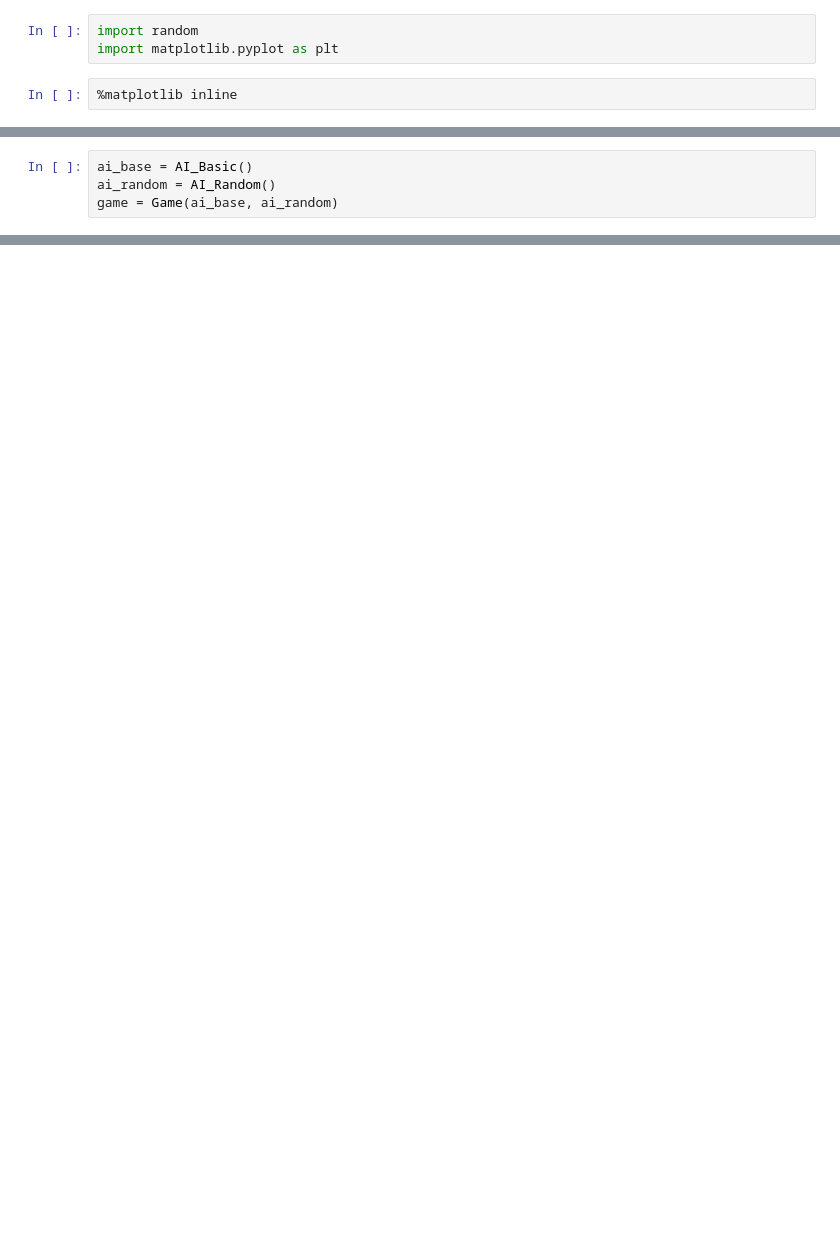
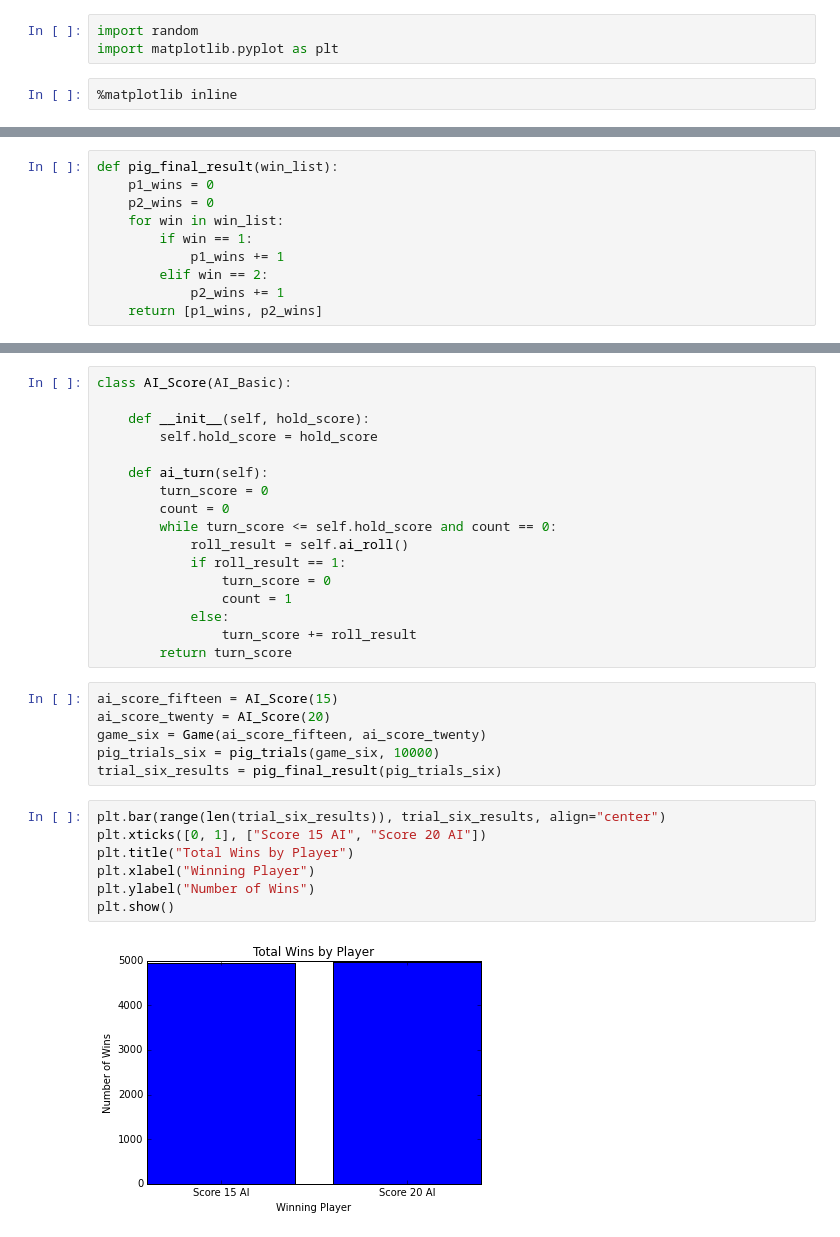
Before and after one commit to tiy-gvl-python-2015-09/ultimate-pig, a Jupyter notebook: Homework W3 D3 Ultimate Pig.ipynb, the cells around one changed output, grey strips where cells are left out. Saved outputs shown, nothing was run; the diff lists cells and outputs as text; blank space fills up the shorter version.

```diff
--- a/Homework W3 D3 Ultimate Pig.ipynb
+++ b/Homework W3 D3 Ultimate Pig.ipynb
@@ -103,4 +5,0 @@ def pig_trials(trials=10):
-# %%
-ai_base = AI_Basic()
-ai_random = AI_Random()
-game = Game(ai_base, ai_random)
@@ -148,0 +104,10 @@ Similar results to above. Random strategy for rolling or holding wins far more o
+# %%
+def pig_final_result(win_list):
+    p1_wins = 0
+    p2_wins = 0
+    for win in win_list:
+        if win == 1:
+            p1_wins += 1
+        elif win == 2:
+            p2_wins += 1
+    return [p1_wins, p2_wins]
@@ -148,0 +213,32 @@ Similar results to above. Random strategy for rolling or holding wins far more o
+# %%
+class AI_Score(AI_Basic):
+
+    def __init__(self, hold_score):
+        self.hold_score = hold_score
+
+    def ai_turn(self):
+        turn_score = 0
+        count = 0
+        while turn_score <= self.hold_score and count == 0:
+            roll_result = self.ai_roll()
+            if roll_result == 1:
+                turn_score = 0
+                count = 1
+            else:
+                turn_score += roll_result
+        return turn_score
+# %%
+ai_score_fifteen = AI_Score(15)
+ai_score_twenty = AI_Score(20)
+game_six = Game(ai_score_fifteen, ai_score_twenty)
+pig_trials_six = pig_trials(game_six, 10000)
+trial_six_results = pig_final_result(pig_trials_six)
+# %%
+plt.bar(range(len(trial_six_results)), trial_six_results, align="center")
+plt.xticks([0, 1], ["Score 15 AI", "Score 20 AI"])
+plt.title("Total Wins by Player")
+plt.xlabel("Winning Player")
+plt.ylabel("Number of Wins")
+plt.show()
+# %% [output]
+[figure, added]
```
Also changed, not shown: parts of 47 cells of this notebook.
